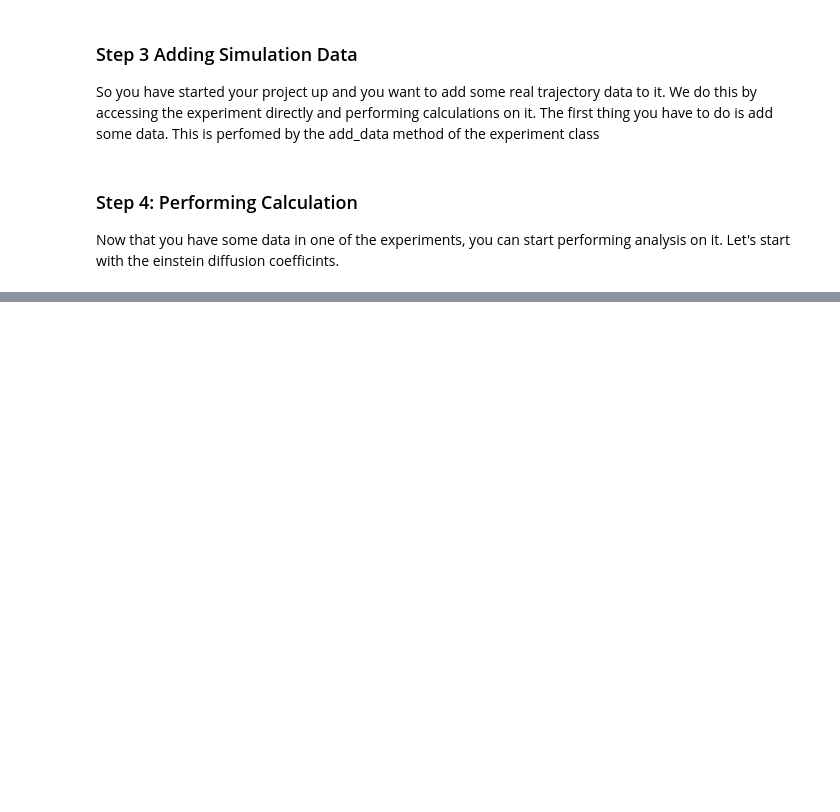
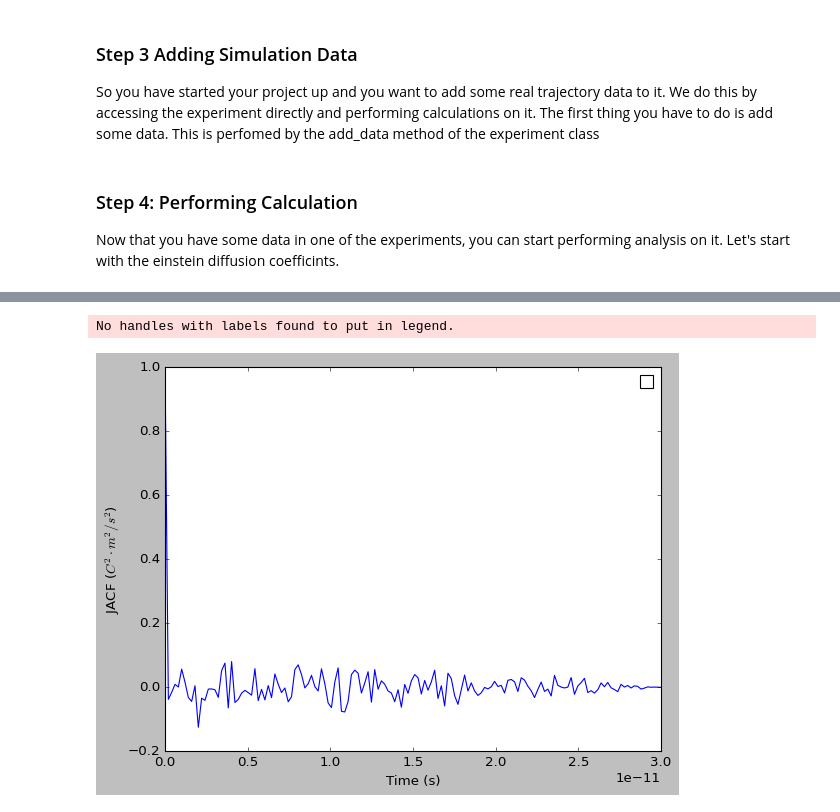
Before and after one commit to zincware/MDSuite, a Jupyter notebook: tutorials/walkthrough_notebooks/MDSuite_Binary_Salt_Walkthrough.ipynb, the cells around one changed output, grey strips where cells are left out. Drawn from its saved outputs; the diff is of its cells as text; code cells hidden in the pictures; blank space fills up the shorter version.

Commit message:
Update data fetching

```diff
--- a/tutorials/walkthrough_notebooks/MDSuite_Binary_Salt_Walkthrough.ipynb
+++ b/tutorials/walkthrough_notebooks/MDSuite_Binary_Salt_Walkthrough.ipynb
@@ -113,0 +123,5 @@ Coordinate unwrapping finished, proceeding with analysis
+# %%
+NaCl_1400K.run_computation.GreenKuboIonicConductivity(plot=True, data_range=150)
+# %% [output]
+No handles with labels found to put in legend.
+[figure, added]
```
Also changed, not shown: parts of 2 cells of this notebook, 14 other files.
